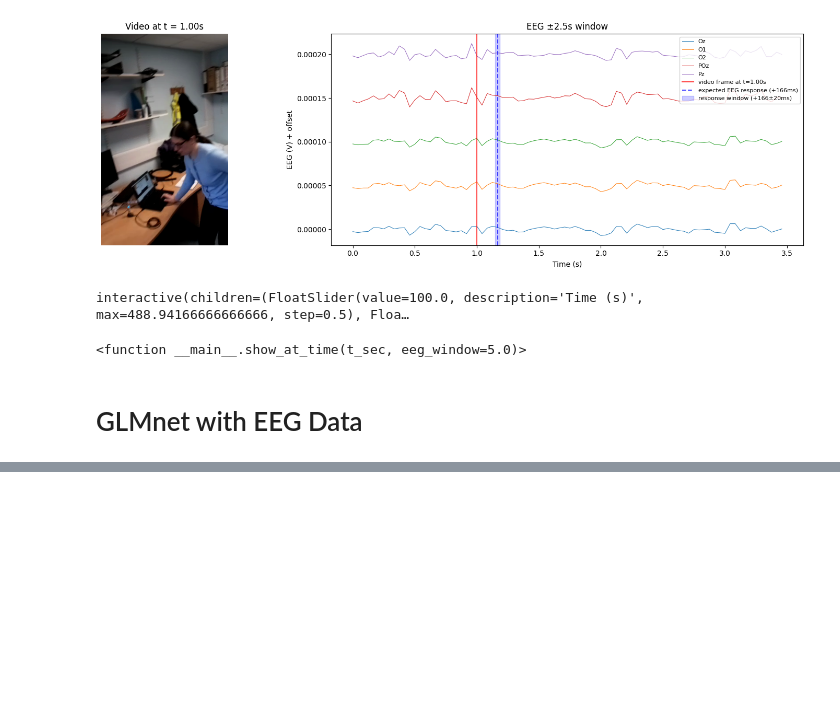
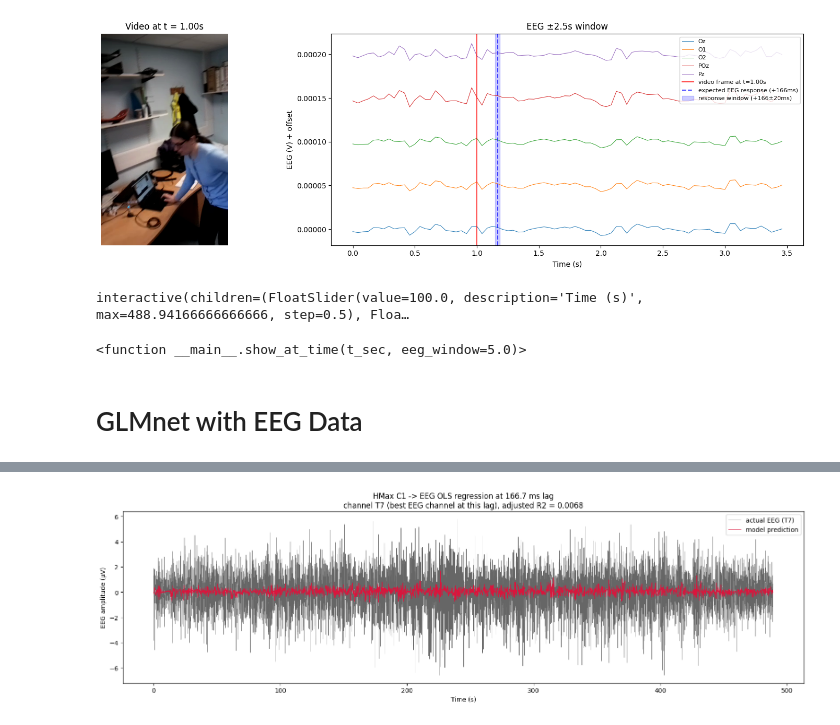
Before and after one commit to AnsonLiu01/vision_proc_networks, a Jupyter notebook: src/eda/cornet_test.ipynb, the cells around one changed output, grey strips where cells are left out. Saved outputs shown, nothing was run; the diff lists cells and outputs as text; code cells hidden in the pictures; blank space fills up the shorter version.

```diff
--- a/src/eda/cornet_test.ipynb
+++ b/src/eda/cornet_test.ipynb
@@ -495,0 +960,49 @@ interactive(children=(FloatSlider(value=100.0, description='Time (s)', max=488.9
+# %%
+# Time-series: regression prediction vs actual EEG at lag 166.7 ms
+lag_idx = 4                          # offs=5 -> 166.7 ms
+lag_ms = lag_idx * 1000 / sfreq
+
+# pick the best-fitting *EEG* channel at this lag (exclude accel/misc channels,
+# otherwise argmax lands on y_dir/x_dir/z_dir, which trivially fit self-motion)
+eeg_r = r_chk[eeg_picks, lag_idx]
+best_elec = int(eeg_picks[eeg_r.argmax()])
+ch_name = raw.ch_names[best_elec]
+
+# align EEG (shifted by the lag) with the C1 predictor features
+chanz = eeg_data[best_elec, lag_idx:]    # actual EEG, lag-shifted
+vfeats = C1[:n_pnts - lag_idx]           # predictors
+times = raw.times[lag_idx:]              # continuous time axis (s)
+
+# fit beta on outlier-cleaned samples (matches the regression), then
+# predict on every sample so the prediction line stays time-continuous
+thr = 2 * chanz.std() + chanz.mean()
+keep = (chanz <= thr) & (chanz >= -thr)
+n, p = vfeats[keep].shape
+X_fit = np.column_stack([np.ones(n), vfeats[keep]])
+beta, *_ = lstsq(X_fit, chanz[keep], rcond=None)
+
+X_all = np.column_stack([np.ones(len(vfeats)), vfeats])
+y_pred = X_all @ beta
+
+# adjusted R squared on the cleaned data (matches cell-17) for the title
+ss_res = np.sum((chanz[keep] - X_fit @ beta) ** 2)
+ss_tot = np.sum((chanz[keep] - chanz[keep].mean()) ** 2)
+r2 = 1 - ss_res / ss_tot if ss_tot > 0 else 0.0
+adj_r2 = 1 - (1 - r2) * (n - 1) / (n - p - 1)
+
+# plot the FULL EEG length (lower granularity, but shows overall performance)
+fig, ax = plt.subplots(figsize=(16, 5))
+ax.plot(times, chanz * 1e6, lw=0.4, color="0.4",
+        label=f"actual EEG ({ch_name})")
+ax.plot(times, y_pred * 1e6, lw=0.6, color="crimson",
+        label="model prediction")
+ax.set_xlabel("Time (s)")
+ax.set_ylabel("EEG amplitude (µV)")
+ax.set_title(f"HMax C1 -> EEG OLS regression at {lag_ms:.1f} ms lag\n"
+             f"channel {ch_name} (best EEG channel at this lag), "
+             f"adjusted R2 = {adj_r2:.4f}")
+ax.legend(loc="upper right")
+plt.tight_layout()
+plt.show()
+# %% [output]
+[figure, added]
```
Also changed, not shown: parts of 13 cells of this notebook, 2 other files.
